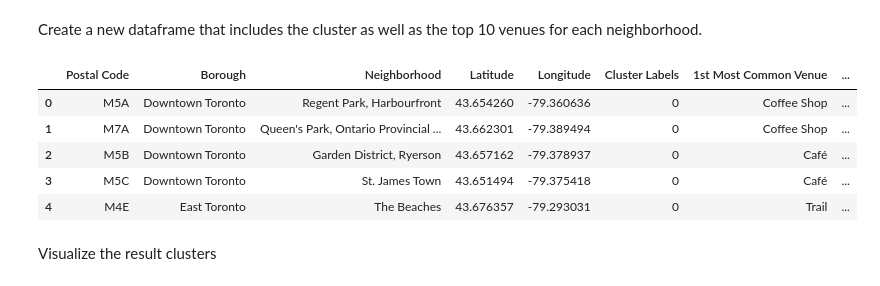
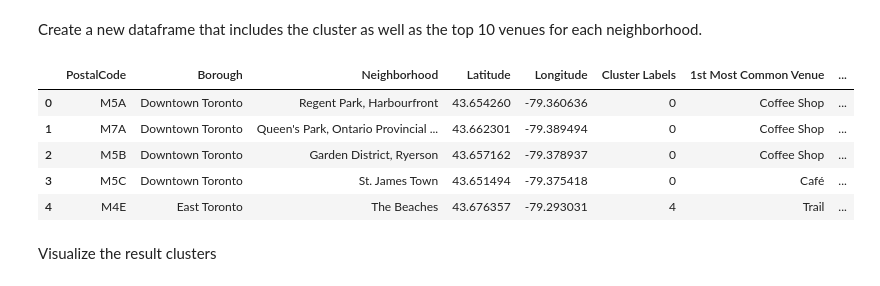
Before and after one commit to YunaZhao-N/Coursera_Capstone, a Jupyter notebook: clustering_project.ipynb, the cells around one changed output. Cells and saved outputs as stored; diff of their text form; code cells hidden in the pictures.

```diff
--- a/clustering_project.ipynb
+++ b/clustering_project.ipynb
@@ -47,5 +49,7 @@ df2.shape[0]
 # %%
 #read in coordinate csv
 df_coord=pd.read_csv('http://cocl.us/Geospatial_data')
+
+df_coord=df_coord.rename({"Postal Code": "PostalCode"},axis=1)
 df_coord
 # %% [output]
@@ -64,6 +68,7 @@ df_coord
 103 rows × 3 columns
 # %%
 #merge geo coordinate into the dataframe
-df2=pd.merge(df2, df_coord, how='left', on='Postal Code')
+
+df2=pd.merge(df2, df_coord, how='inner', on='PostalCode')
 df2
 # %% [output]
@@ -132,7 +137,7 @@ import folium
 map_toronto = folium.Map(location=[latitude, longitude], zoom_start=12)
 
 # add markers to map
-for lat, lng, label in zip(df_borou_Toronto['Latitude'], df_borou_Toronto['Longitude'], df_borou_Toronto['Neighbourhood']):
+for lat, lng, label in zip(df_borou_Toronto['Latitude'], df_borou_Toronto['Longitude'], df_borou_Toronto['Neighborhood']):
     label = folium.Popup(label, parse_html=True)
     folium.CircleMarker(
         [lat, lng],
@@ -290,7 +295,7 @@ def getNearbyVenues(names, latitudes, longitudes, radius=500):
 
     return(nearby_venues)
 # %%
-Toronto_venues=getNearbyVenues(df_borou_Toronto['Neighbourhood'].to_numpy(), df_borou_Toronto['Latitude'].to_numpy(), df_borou_Toronto['Longitude'].to_numpy(), radius=500)
+Toronto_venues=getNearbyVenues(df_borou_Toronto['Neighborhood'].to_numpy(), df_borou_Toronto['Latitude'].to_numpy(), df_borou_Toronto['Longitude'].to_numpy(), radius=500)
 # %% [output]
 Regent Park, Harbourfront
 Queen's Park, Ontario Provincial Government
@@ -458,23 +463,23 @@ array([0, 0, 0, 0, 0, 0, 0, 0, 0, 0], dtype=int32)
 Create a new dataframe that includes the cluster as well as the top 10 venues for each neighborhood.
 # %%
 # add clustering labels
-neighborhoods_venues_sorted.drop('Cluster Labels', axis=1, inplace=True)
+#neighborhoods_venues_sorted.drop('Cluster Labels', axis=1, inplace=True)
 neighborhoods_venues_sorted.insert(0, 'Cluster Labels', kmeans.labels_)
 neighborhoods_venues_sorted
 Toronto_merged = df_borou_Toronto
 
-Toronto_merged=Toronto_merged.rename(columns={'Neighbourhood': 'Neighborhood'})
+#Toronto_merged=Toronto_merged.rename(columns={'Neighbourhood': 'Neighborhood'})
 # merge manhattan_grouped with manhattan_data to add latitude/longitude for each neighborhood
 Toronto_merged = Toronto_merged.join(neighborhoods_venues_sorted.set_index('Neighborhood'), on='Neighborhood')
 
 Toronto_merged.head() # check the last columns!
 # %% [output]
-|  | Postal Code | Borough | Neighborhood | Latitude | Longitude | Cluster Labels | 1st Most Common Venue | ... |
+|  | PostalCode | Borough | Neighborhood | Latitude | Longitude | Cluster Labels | 1st Most Common Venue | ... |
 | 0 | M5A | Downtown Toronto | Regent Park, Harbourfront | 43.654260 | -79.360636 | 0 | Coffee Shop | ... |
 | 1 | M7A | Downtown Toronto | Queen's Park, Ontario Provincial ... | 43.662301 | -79.389494 | 0 | Coffee Shop | ... |
-| 2 | M5B | Downtown Toronto | Garden District, Ryerson | 43.657162 | -79.378937 | 0 | Café | ... |
+| 2 | M5B | Downtown Toronto | Garden District, Ryerson | 43.657162 | -79.378937 | 0 | Coffee Shop | ... |
 | 3 | M5C | Downtown Toronto | St. James Town | 43.651494 | -79.375418 | 0 | Café | ... |
-| 4 | M4E | East Toronto | The Beaches | 43.676357 | -79.293031 | 0 | Trail | ... |
+| 4 | M4E | East Toronto | The Beaches | 43.676357 | -79.293031 | 4 | Trail | ... |
 # %% [markdown]
 Visualize the result clusters
 # %%
```
Also changed, not shown: parts of 19 cells of this notebook.
